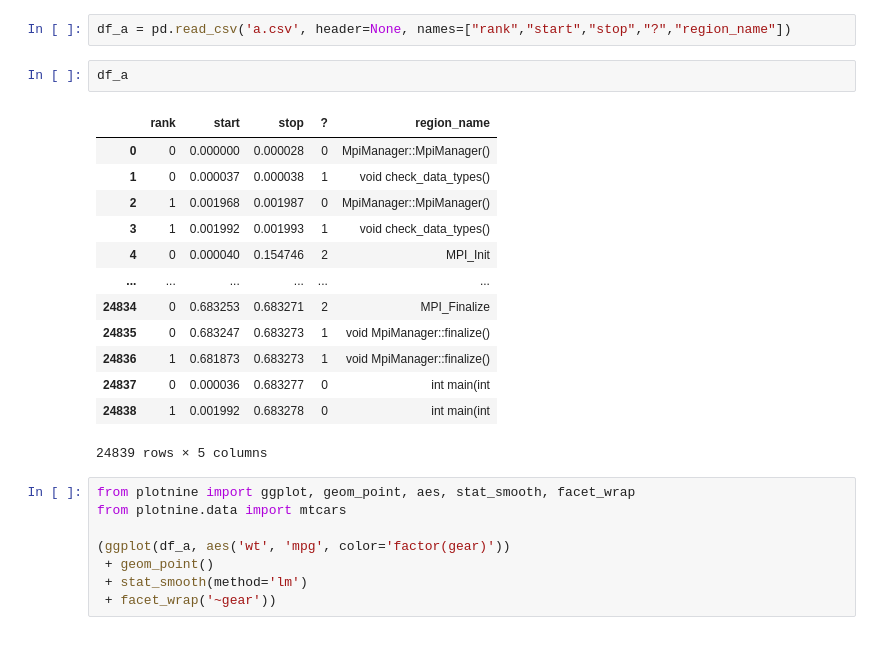
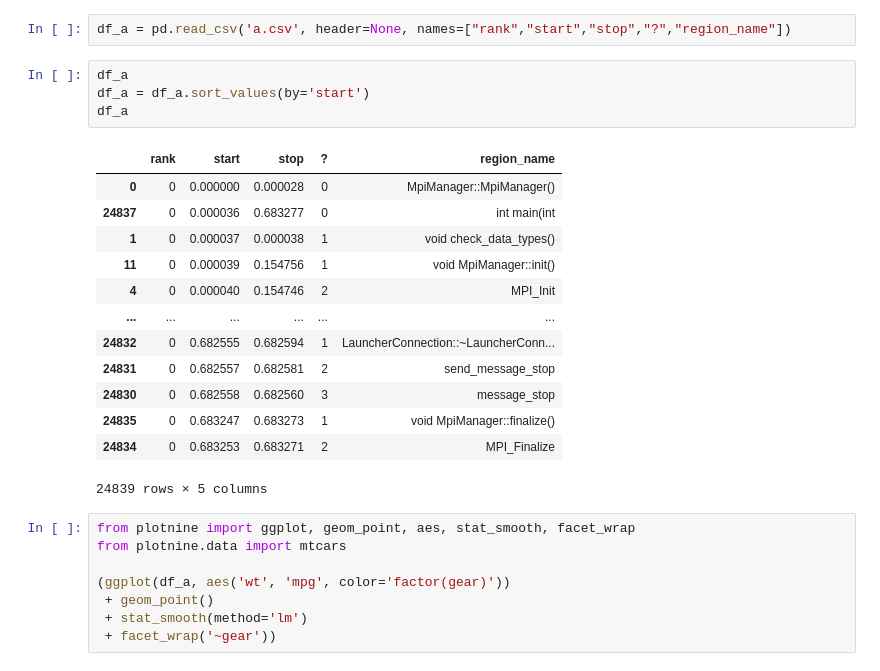
Before and after one commit to kellekai-jira/Fugaku-Particle-Filter, a Jupyter notebook: profiling/otf2-reader.ipynb, the cells around one changed output. Drawn from its saved outputs; the diff is of its cells as text.

```diff
--- a/profiling/otf2-reader.ipynb
+++ b/profiling/otf2-reader.ipynb
@@ -125,22 +128,24 @@ df
 4219 rows × 4 columns
 # %%
 df_a = pd.read_csv('a.csv', header=None, names=["rank","start","stop","?","region_name"])
-# %%
-df_a
-# %% [output]
-|  | rank | start | stop | ? | region_name |
-| 0 | 0 | 0.000000 | 0.000028 | 0 | MpiManager::MpiManager() |
-| 1 | 0 | 0.000037 | 0.000038 | 1 | void check_data_types() |
-| 2 | 1 | 0.001968 | 0.001987 | 0 | MpiManager::MpiManager() |
-| 3 | 1 | 0.001992 | 0.001993 | 1 | void check_data_types() |
-| 4 | 0 | 0.000040 | 0.154746 | 2 | MPI_Init |
-| ... | ... | ... | ... | ... | ... |
-| 24834 | 0 | 0.683253 | 0.683271 | 2 | MPI_Finalize |
-| 24835 | 0 | 0.683247 | 0.683273 | 1 | void MpiManager::finalize() |
-| 24836 | 1 | 0.681873 | 0.683273 | 1 | void MpiManager::finalize() |
-| 24837 | 0 | 0.000036 | 0.683277 | 0 | int main(int |
-| 24838 | 1 | 0.001992 | 0.683278 | 0 | int main(int |
-24839 rows × 5 columns
+# %%
+df_a
+df_a = df_a.sort_values(by='start')
+df_a
+# %% [output]
+|  | rank | start | stop | ? | region_name |
+| 0 | 0 | 0.000000 | 0.000028 | 0 | MpiManager::MpiManager() |
+| 24837 | 0 | 0.000036 | 0.683277 | 0 | int main(int |
+| 1 | 0 | 0.000037 | 0.000038 | 1 | void check_data_types() |
+| 11 | 0 | 0.000039 | 0.154756 | 1 | void MpiManager::init() |
+| 4 | 0 | 0.000040 | 0.154746 | 2 | MPI_Init |
+| ... | ... | ... | ... | ... | ... |
+| 24832 | 0 | 0.682555 | 0.682594 | 1 | LauncherConnection::~LauncherConn... |
+| 24831 | 0 | 0.682557 | 0.682581 | 2 | send_message_stop |
+| 24830 | 0 | 0.682558 | 0.682560 | 3 | message_stop |
+| 24835 | 0 | 0.683247 | 0.683273 | 1 | void MpiManager::finalize() |
+| 24834 | 0 | 0.683253 | 0.683271 | 2 | MPI_Finalize |
+24839 rows × 5 columns
 # %%
 from plotnine import ggplot, geom_point, aes, stat_smooth, facet_wrap
 from plotnine.data import mtcars
```
Also changed, not shown: parts of 6 cells of this notebook.
